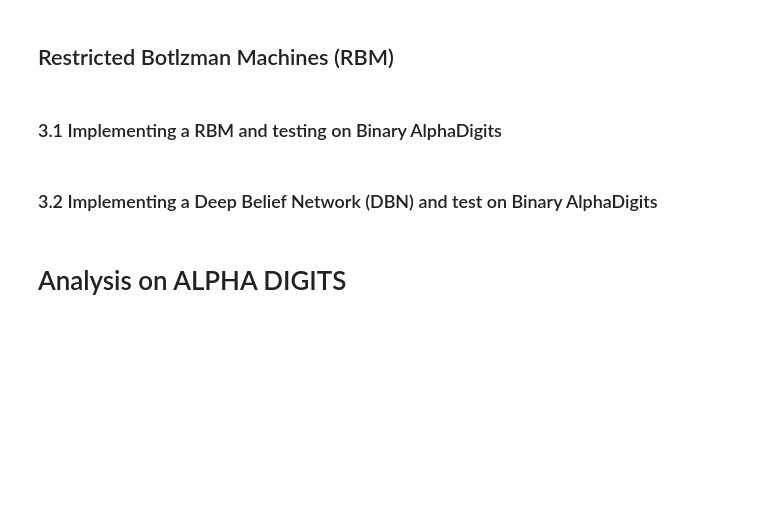
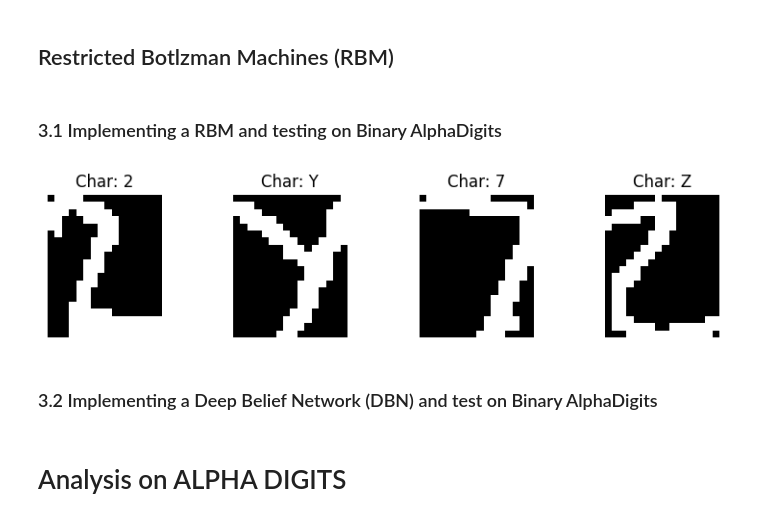
Before and after one commit to Yedson54/DeepLearning2-Project-M2DS, a Jupyter notebook: notebook/experiments_ALPHA_DIGITS.ipynb, the cells around one changed output. Saved outputs shown, nothing was run; the diff lists cells and outputs as text; code cells hidden in the pictures; blank space fills up the shorter version.

Commit message:
chore : improvement of figure

```diff
--- a/notebook/experiments_ALPHA_DIGITS.ipynb
+++ b/notebook/experiments_ALPHA_DIGITS.ipynb
@@ -147,34 +147,36 @@ def read_alpha_digit(characters: Optional[Union[str, int, List[Union[str, int]]]
         data = _load_data(file_path, which="alphadigit")
 
     char_indices = _map_characters_to_indices(characters)
 
     # Select the rows corresponding to the characters indices.
     char_data: np.ndarray = data[char_indices]
 
     # Flatten each image into a one-dimensional vector.
     flattened_images = np.array([image.flatten() for image in char_data.flatten()])
     return flattened_images
 
 def plot_characters(chars, data):
     num_chars = len(chars)
     num_images_per_char = data.shape[0] // num_chars
     fig, ax = plt.subplots(1, num_chars, figsize=(num_chars * 2, 2))
 
     for i, char in enumerate(chars):
         # Find the index of the first image corresponding to the current char
         start_index = i * num_images_per_char
         image = data[start_index].reshape(20, 16)
         ax[i].imshow(image, cmap='gray')
         ax[i].set_title(f'Char: {char}')
         ax[i].axis('off')
 
     plt.tight_layout()
     plt.show()
 
 # Example
-chars = [0, "K", 7, "Z"]
+chars = [2, "Y", 7, "Z"]
 data = read_alpha_digit(chars, data=alphadigit_data, use_data=True)
 plot_characters(chars, data)
+# %% [output]
+[figure, added]
 # %%
 print("data shape:", data.shape)
 # %%
```
Also changed, not shown: parts of 12 cells of this notebook, 10 other files.
